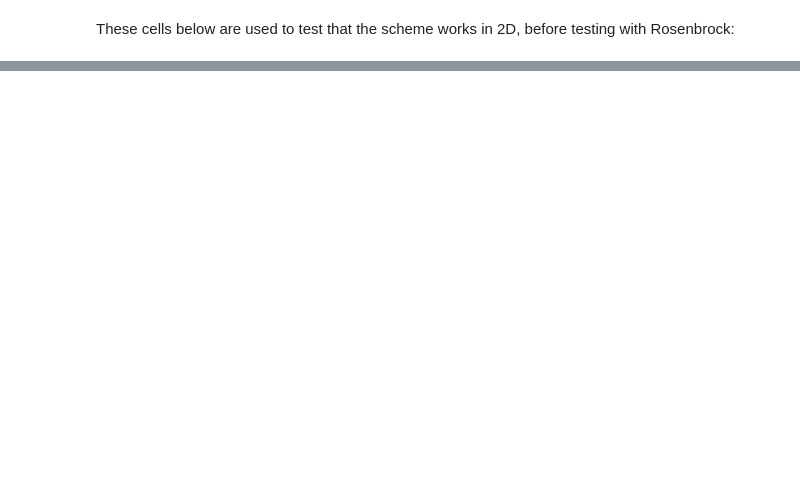
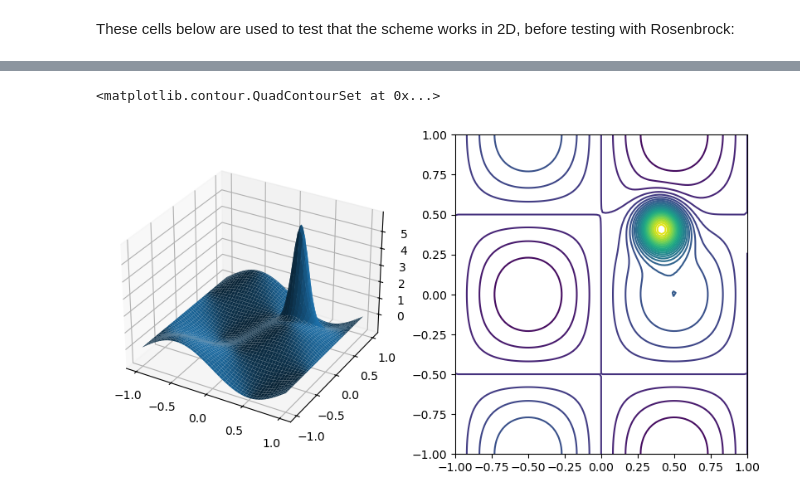
Before and after one commit to huaiyuli/LocalKernelTest, a Jupyter notebook: Adapted_Kernel.ipynb, the cells around one changed output, grey strips where cells are left out. Drawn from its saved outputs; the diff is of its cells as text; code cells hidden in the pictures; blank space fills up the shorter version.

```diff
--- a/Adapted_Kernel.ipynb
+++ b/Adapted_Kernel.ipynb
@@ -700,0 +844,23 @@ plt.title("Local Gaussian weight");
+# %%
+from matplotlib import pyplot as plt
+from math import pi
+
+fig = plt.figure(figsize=(10,5))
+
+ax = fig.add_subplot(121,projection='3d')
+
+
+f2_torch = lambda x: ((torch.sin(x[..., :-1] * pi) * torch.cos(x[..., 1:] * pi) +
+                torch.exp(-torch.norm(x - torch.ones(1,2)*0.4, dim=-1, keepdim=True)**2/(2*0.01)) *
+                       torch.norm(x, dim=-1, keepdim=True)*10)).squeeze(-1)
+
+Xt2, Yt2 = torch.meshgrid(torch.linspace(-1,1,100), torch.linspace(-1,1,100))
+
+ax.plot_surface(Xt2.numpy(), Yt2.numpy(), f2_torch(torch.cat(tuple(torch.dstack([Xt2, Yt2])))).reshape(Xt2.shape).numpy())
+#plt.colorbar()
+ax1 = fig.add_subplot(122)
+
+ax1.contour(Xt2.numpy(), Yt2.numpy(), f2_torch(torch.cat(tuple(torch.dstack([Xt2, Yt2])))).reshape(Xt2.shape).numpy(), 30)
+# %% [output]
+<matplotlib.contour.QuadContourSet at 0x...>
+[figure, added]
```
Also changed, not shown: parts of 37 cells of this notebook.
